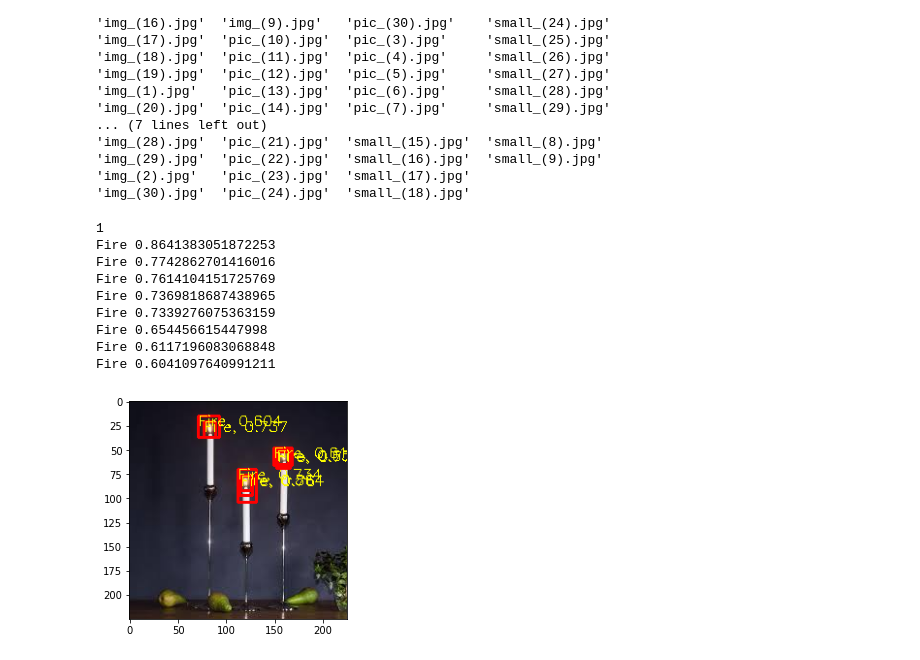
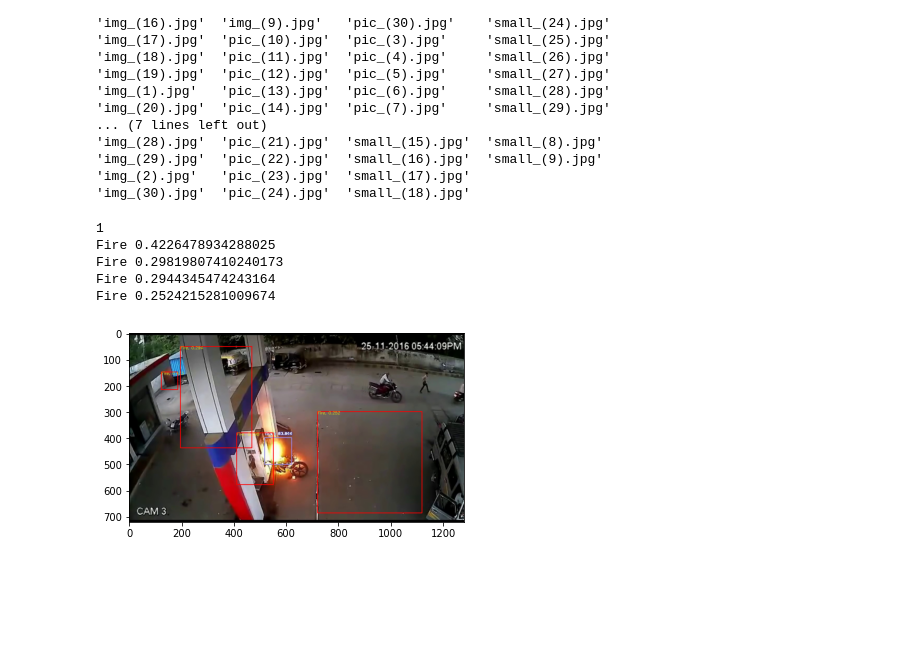
Before and after one commit to papasanimohansrinivas/efficientdet_fire_detection, a Jupyter notebook: Welcome_to_Colaboratory (5).ipynb, the cells around one changed output. Drawn from its saved outputs; the diff is of its cells as text; code cells hidden in the pictures; blank space fills up the shorter version.

```diff
--- a/Welcome_to_Colaboratory (5).ipynb
+++ b/Welcome_to_Colaboratory (5).ipynb
@@ -207,16 +207,17 @@ from utils.utils import preprocess, invert_affine, postprocess
 
 compound_coef = 4
 force_input_size = None  # set None to use default size
-img_path = 'datasets/detr_dataset/val2017/small_(14).jpg'
-#img_path = '/content/Yet-Another-EfficientDet-Pytorch/12.jpg'
+img_path = 'datasets/detr_dataset/val2017/img_(14).jpg'
+img_path = '/content/Yet-Another-EfficientDet-Pytorch/145.jpg'
 #img_path ='/content/Yet-Another-EfficientDet-Pytorch/pic_(96).jpg'
 #img_path = '/content/Yet-Another-EfficientDet-Pytorch/08_08_2020_2.jpg'
 #img_path ='/content/Yet-Another-EfficientDet-Pytorch/13.jpg'
 # img_path = '/content/Yet-Another-EfficientDet-Pytorch/34.jpg'
 # img_path = '/content/Yet-Another-EfficientDet-Pytorch/output000001.jpeg'
 
-threshold = 0.6
-iou_threshold = 0.6
+threshold = 0.2
+iou_threshold = 0.2
+
 
 use_cuda = False
 use_float16 = False
@@ -255,41 +256,37 @@ if use_float16:
 with torch.no_grad():
     features, regression, classification, anchors = model(x)
 
     regressBoxes = BBoxTransform()
     clipBoxes = ClipBoxes()
 
     out = postprocess(x,
                       anchors, regression, classification,
                       regressBoxes, clipBoxes,
                       threshold, iou_threshold)
 
 out = invert_affine(framed_metas, out)
 
 for i in range(len(ori_imgs)):
     if len(out[i]['rois']) == 0:
         continue
     ori_imgs[i] = ori_imgs[i].copy()
     for j in range(len(out[i]['rois'])):
         (x1, y1, x2, y2) = out[i]['rois'][j].astype(np.int)
         cv2.rectangle(ori_imgs[i], (x1, y1), (x2, y2), (255, 0, 0), 2)
         obj = obj_list[out[i]['class_ids'][j]]
         score = float(out[i]['scores'][j])
         print(obj,score)
         # if score>0.55:
         cv2.putText(ori_imgs[i], '{}, {:.3f}'.format(obj, score),
                     (x1, y1 + 10), cv2.FONT_HERSHEY_SIMPLEX, 0.5,
                     (255, 255, 0), 1)
         plt.imshow(ori_imgs[i])
 # %% [output]
 1
-Fire 0.8641383051872253
-Fire 0.7742862701416016
-Fire 0.7614104151725769
-Fire 0.7369818687438965
-Fire 0.7339276075363159
-Fire 0.654456615447998
-Fire 0.6117196083068848
-Fire 0.6041097640991211
+Fire 0.4226478934288025
+Fire 0.29819807410240173
+Fire 0.2944345474243164
+Fire 0.2524215281009674
-[figure, old version]
+[figure, new version]
 # %%
 cp /content/Yet-Another-EfficientDet-Pytorch/logs/detr_dataset/efficientdet-d4_154_3400.pth '/content/gdrive/My Drive/efficientdet_weights'
```
